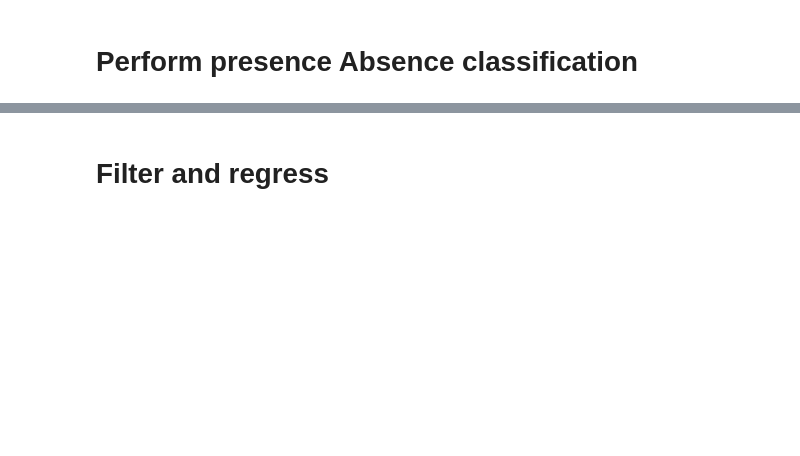
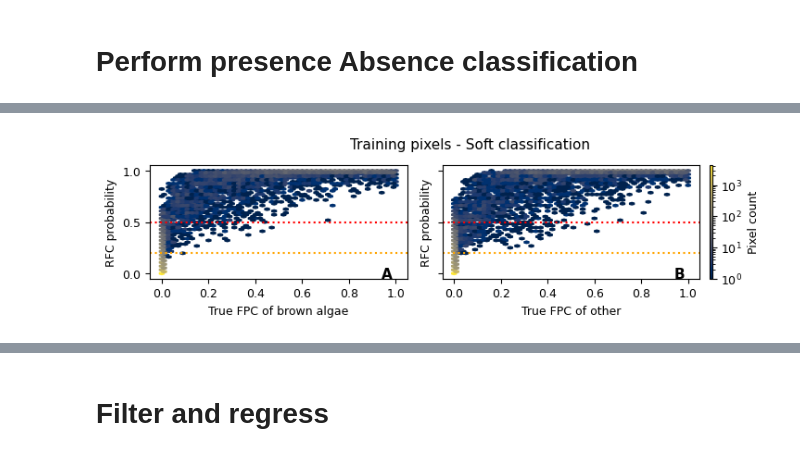
Before and after one commit to uqgrowan/Spectral-Separability-Analysis, a Jupyter notebook: unmixing.ipynb, the cells around one changed output, grey strips where cells are left out. Drawn from its saved outputs; the diff is of its cells as text; code cells hidden in the pictures; blank space fills up the shorter version.

```diff
--- a/unmixing.ipynb
+++ b/unmixing.ipynb
@@ -494,8 +502,9 @@ colours = {
 }
 
 reload = True
-sensor_code = "enm"
-class_code = "Class"
+savefigall = False
+sensor_code = "S2"
+class_code = "bo"
 plot_output_dir = f"C:/Users/s4770224/Documents/Work/Writing/Figures/Obj2/unmixing/{sensor_code}/{class_code}/"
 
 if sensor_code == "S2":
@@ -578,34 +605,36 @@ test_probas.set_index(x_test.index, inplace = True)
 # Plot soft classification results - TRAINING
 plotting_params = {
     "x_array": y_train.iloc[:, :-1],
     "y_array": train_probas,
     "alpha": 0.2, # p[:,-1],
     "metric" : "MAE",
     "colour": colours, #p[:,-1], y_train.iloc[:, -1],
     "cmap" : "cividis",
     "fig_title" : "Training pixels - Soft classification",
     "x_axis_label": "True FPC",
     "y_axis_label" : "RFC probability",
     "stats_values" : None,
     "line_1_1" : False,
     "sensor_code" : sensor_code,
     "class_code" : class_code,
     "h_lines" : [(0.2, "orange"), (0.5, "red")],
-    "save" : True,
+    "save" : savefigall,
     "type" : "hexbin",
     "output_dir" : plot_output_dir,
     "output_name" : "train_soft_classification",
     "annotation_xy" : (0.05, 0.70),
 
 }
 
 if y_test.shape[1] > 8:
     plotting_params["figrows"] = min(len(y_test.columns)-1, 5)
     plotting_params["figsize"]= 2
     plot_multi_result_huge(**plotting_params)
 else:
     plotting_params["figsize"] = (4,2)
     plot_multi_result(**plotting_params)
+# %% [output]
+[figure, added]
 # %%
 # Plot soft classification results - TESTING
 plotting_params = {
```
Also changed, not shown: parts of 18 cells of this notebook, 3 other files.
